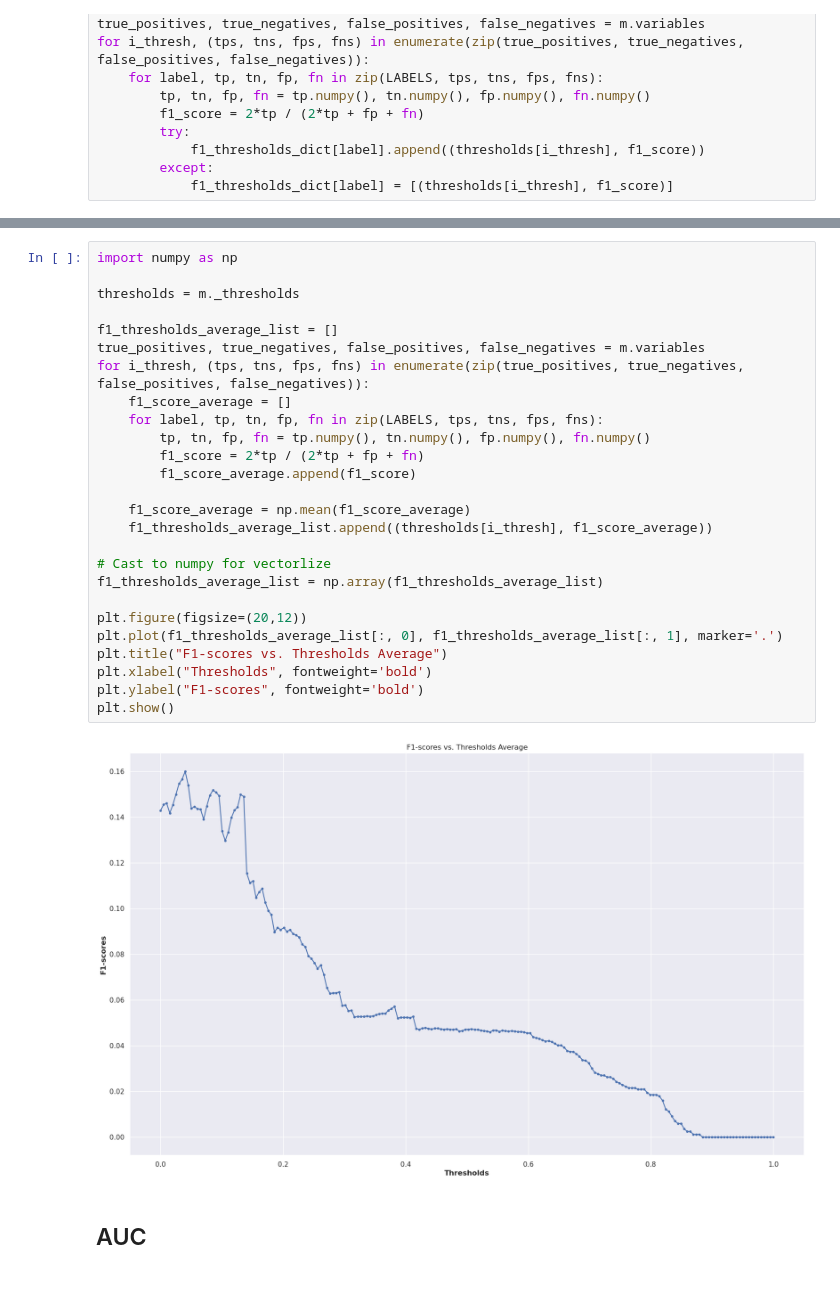
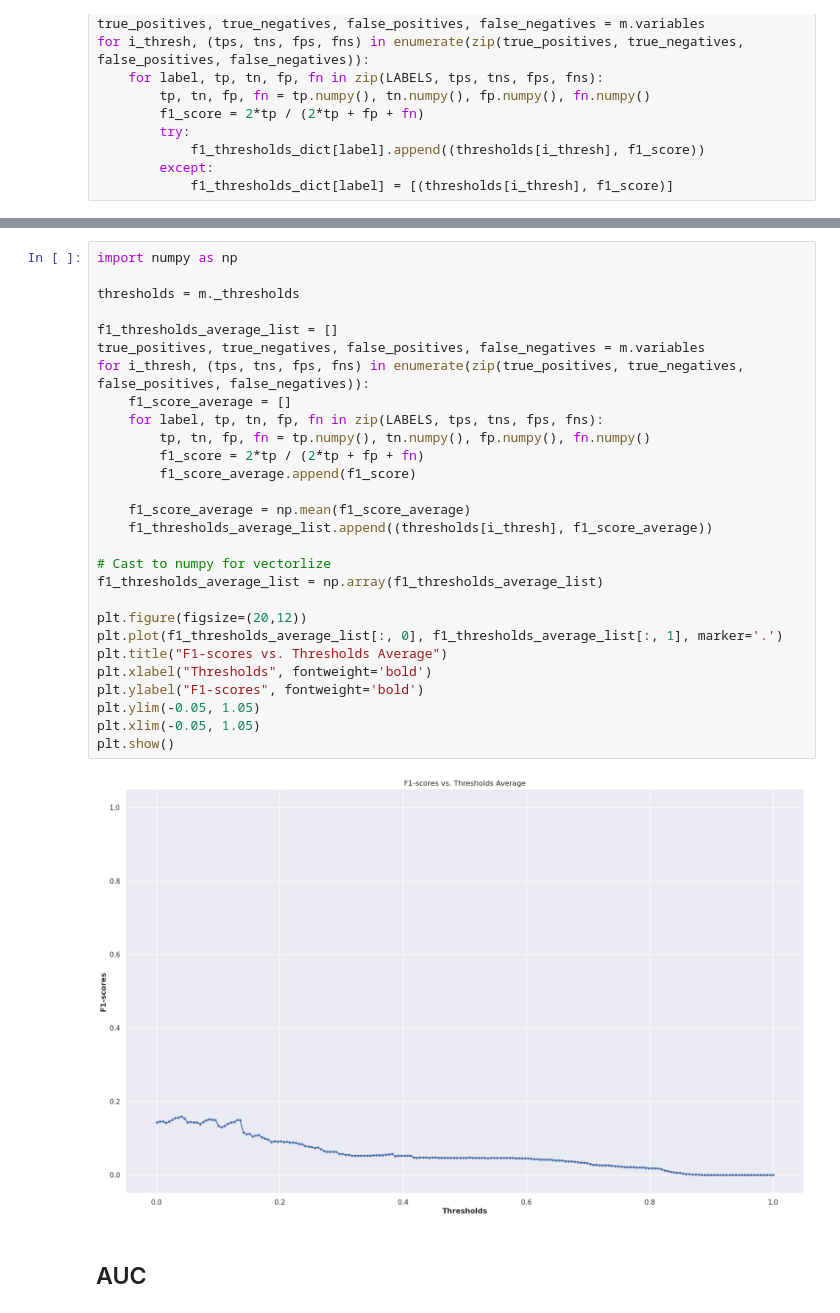
Before and after one commit to chonsawat/ChestXray-14, a Jupyter notebook: Check_AUC.ipynb, the cells around one changed output, grey strips where cells are left out. Cells and saved outputs as stored; diff of their text form; blank space fills up the shorter version.

```diff
--- a/Check_AUC.ipynb
+++ b/Check_AUC.ipynb
@@ -145,31 +149,33 @@ plot_compare(f1_thresholds_dict, name="F1-score vs. Thresholds", x_label='Thresh
 # %%
 import numpy as np
 
 thresholds = m._thresholds
 
 f1_thresholds_average_list = []
 true_positives, true_negatives, false_positives, false_negatives = m.variables
 for i_thresh, (tps, tns, fps, fns) in enumerate(zip(true_positives, true_negatives, false_positives, false_negatives)):
     f1_score_average = []
     for label, tp, tn, fp, fn in zip(LABELS, tps, tns, fps, fns):
         tp, tn, fp, fn = tp.numpy(), tn.numpy(), fp.numpy(), fn.numpy()
         f1_score = 2*tp / (2*tp + fp + fn)
         f1_score_average.append(f1_score)
 
     f1_score_average = np.mean(f1_score_average)
     f1_thresholds_average_list.append((thresholds[i_thresh], f1_score_average))
 
 # Cast to numpy for vectorlize
 f1_thresholds_average_list = np.array(f1_thresholds_average_list)
 
 plt.figure(figsize=(20,12))
 plt.plot(f1_thresholds_average_list[:, 0], f1_thresholds_average_list[:, 1], marker='.')
 plt.title("F1-scores vs. Thresholds Average")
 plt.xlabel("Thresholds", fontweight='bold')
 plt.ylabel("F1-scores", fontweight='bold')
+plt.ylim(-0.05, 1.05)
+plt.xlim(-0.05, 1.05)
 plt.show()
 # %% [output]
-[figure, old version]
+[figure, new version]
 # %% [markdown]
 ## AUC
 # %%
```
Also changed, not shown: parts of 8 cells of this notebook.
